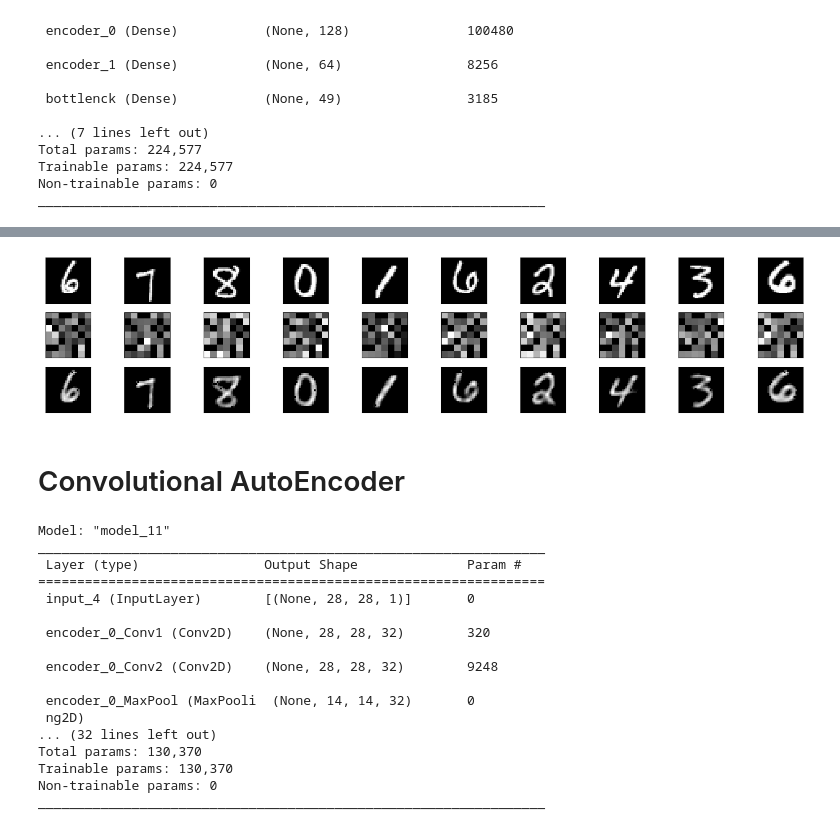
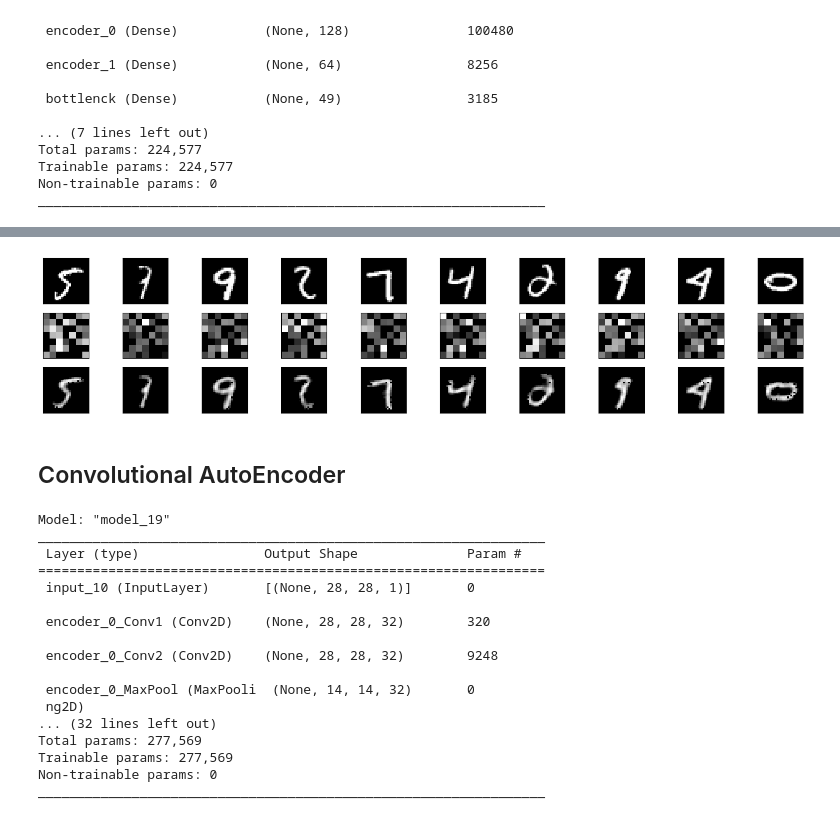
Before and after one commit to SKT27182/DeepVision, a Jupyter notebook: DeepVision/generative/AutoEncoder/AutoEncoder.ipynb, the cells around one changed output, grey strips where cells are left out. Saved outputs shown, nothing was run; the diff lists cells and outputs as text; code cells hidden in the pictures.

```diff
--- a/DeepVision/generative/AutoEncoder/AutoEncoder.ipynb
+++ b/DeepVision/generative/AutoEncoder/AutoEncoder.ipynb
@@ -73,9 +75,11 @@ Epoch 10/10
 # %%
-auto_encoder.evaluate(x_test, (28,28), (7,7), plot=True)
+shuffled_images = tf.random.shuffle(x_test)
+random_images = tf.slice(shuffled_images, [0, 0], [10, -1])
+auto_encoder.evaluate(random_images, (28,28), (7,7), plot=True)
 # %% [output]
-[figure, old version]
+[figure, new version]
 # %% [markdown]
-# Convolutional AutoEncoder
+## Convolutional AutoEncoder
 # %%
 # load mnist dataset
 (x_train, _), (x_test, _) = tf.keras.datasets.mnist.load_data()
@@ -94,17 +98,17 @@ x_test = tf.convert_to_tensor(x_test)
 # %%
 auto_encoder = AutoEncoder(input_shape = x_train.shape[1:])
 
-auto_encoder.build(filters=[32, 64], activation="relu")
+auto_encoder.build(filters=[32, 64], activation="relu", encoding_depth=128)
 
 auto_encoder.compile(optimizer="adam", loss="mse")
 
 auto_encoder.summary()
 # %% [output]
-Model: "model_11"
+Model: "model_19"
 _________________________________________________________________
  Layer (type)                Output Shape              Param #
 =================================================================
- input_4 (InputLayer)        [(None, 28, 28, 1)]       0
+ input_10 (InputLayer)       [(None, 28, 28, 1)]       0
 
  encoder_0_Conv1 (Conv2D)    (None, 28, 28, 32)        320
 
@@ -113,8 +117,8 @@ _________________________________________________________________
  encoder_0_MaxPool (MaxPooli  (None, 14, 14, 32)       0
  ng2D)
 ... (32 lines left out)
-Total params: 130,370
-Trainable params: 130,370
+Total params: 277,569
+Trainable params: 277,569
 Non-trainable params: 0
 _________________________________________________________________
 # %%
```
Also changed, not shown: parts of 21 cells of this notebook, 12 other files.
